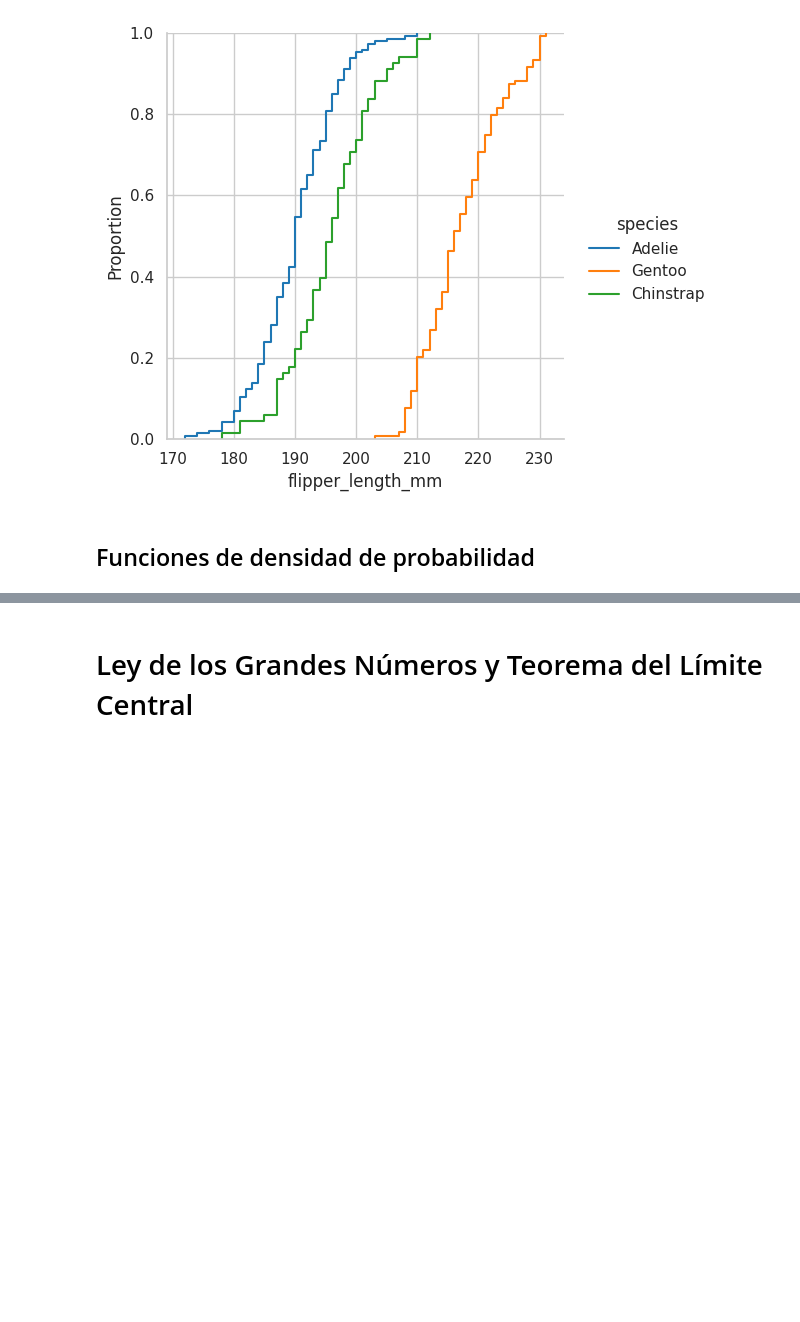
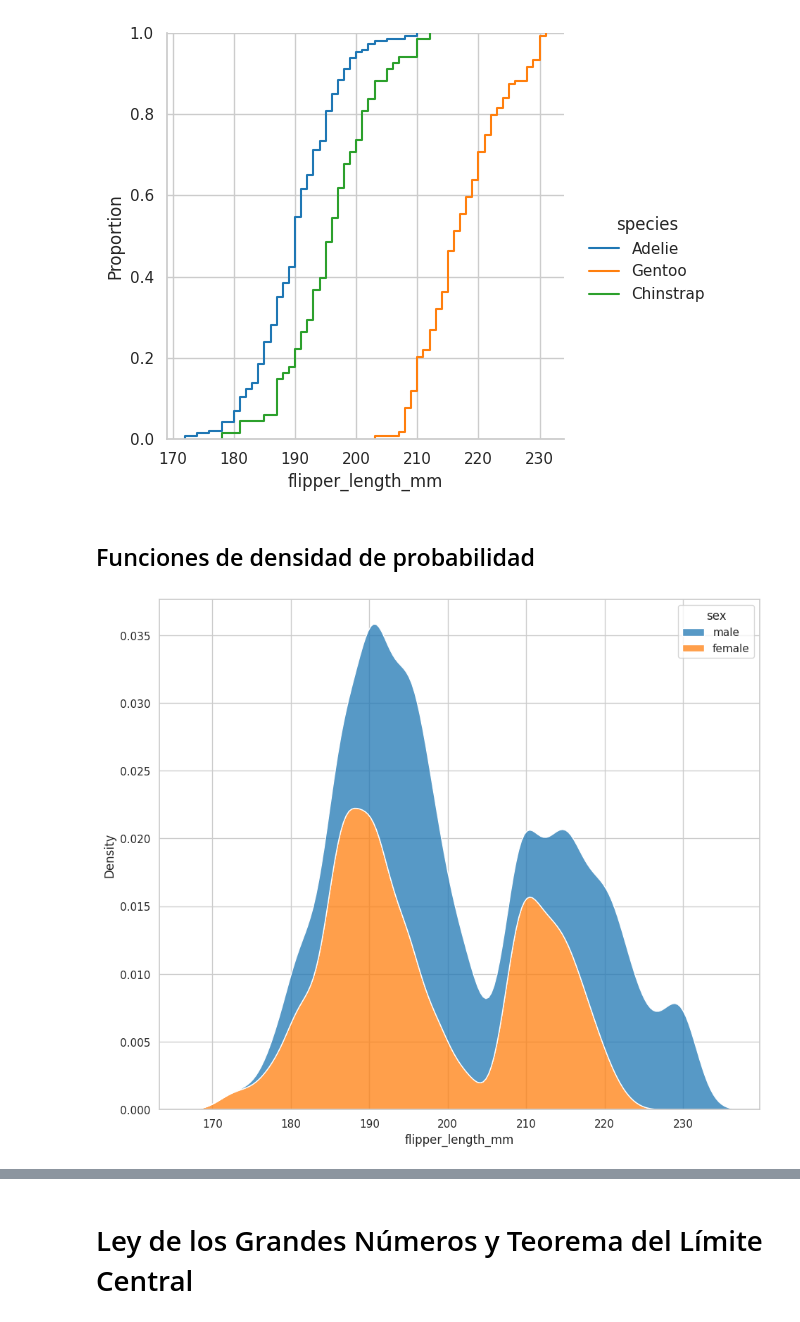
Before and after one commit to dionicio-alberto/Analisis-Explotarorio-De-Datos, a Jupyter notebook: curso.ipynb, the cells around one changed output, grey strips where cells are left out. Saved outputs shown, nothing was run; the diff lists cells and outputs as text; code cells hidden in the pictures; blank space fills up the shorter version.

```diff
--- a/curso.ipynb
+++ b/curso.ipynb
@@ -743,3 +743,14 @@ plt.show()
 [figure]
 # %% [markdown]
 ## Funciones de densidad de probabilidad
+# %%
+sns.kdeplot(
+    data=process_penguin,
+    x='flipper_length_mm',
+    hue = 'sex',
+    bw_adjust=0.4,
+    multiple='stack'
+)
+plt.show()
+# %% [output]
+[figure, added]
```
Also changed, not shown: parts of 25 cells of this notebook.
